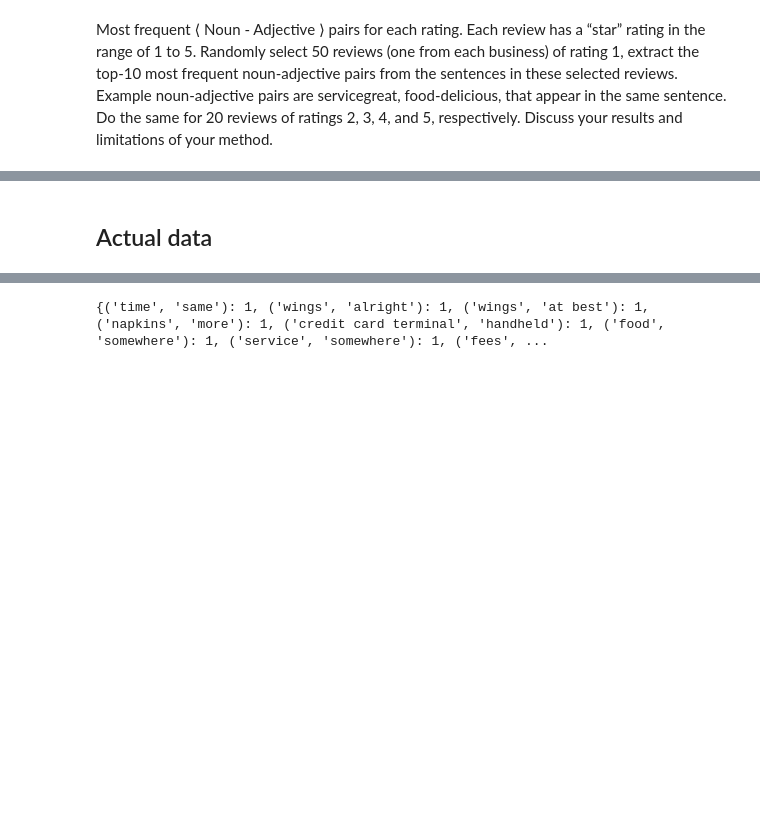
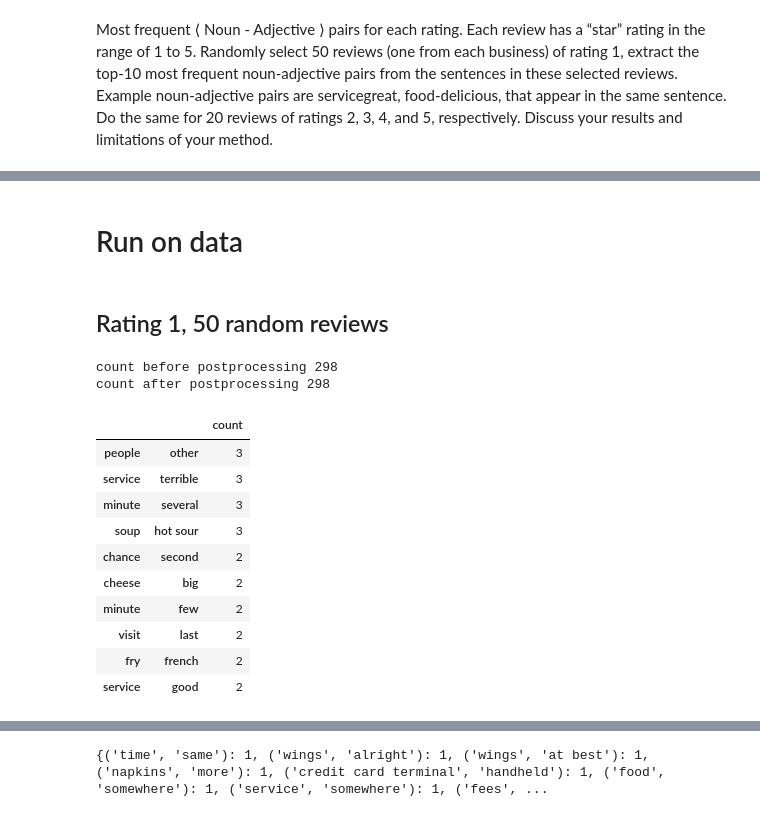
Before and after one commit to estherc247/cz4045_nlp, a Jupyter notebook: src/Noun Adjective pair.ipynb, the cells around one changed output, grey strips where cells are left out. Cells and saved outputs as stored; diff of their text form; code cells hidden in the pictures; blank space fills up the shorter version.

```diff
--- a/src/Noun Adjective pair.ipynb
+++ b/src/Noun Adjective pair.ipynb
@@ -182,0 +144,3 @@ def get_noun_adj_pair(reviews):
+# %%
+def preprocessing(reviews):
+    return [i.lower() for i in reviews]
@@ -183,2 +162,2 @@ def get_noun_adj_pair(reviews):
 # %% [markdown]
-## Actual data
+# Run on data
@@ -186,0 +164,40 @@ df2 = pd.read_json('reviewSelected100.json', lines = True, encoding = "ISO-8859-
+# %%
+## Rating 1, 50 random data from different business
+
+def extract_adj_noun_pair(rating, num_review, df, top_n_most_frequent):
+    # get random reviews
+    random_reviews = extract_random_reviews_from_different_biz(num_review, rating, df)
+
+    # preprocessing
+    random_reviews = preprocessing(random_reviews)
+
+    # extract noun-adj pair
+    noun_adj_pairs = get_noun_adj_pair(random_reviews)
+
+    # postprocessing
+    print('count before postprocessing {}'.format(len(noun_adj_pairs)))
+    noun_adj_pairs = postprocessing(noun_adj_pairs)
+    noun_adj_pairs = sort_dict(noun_adj_pairs)
+    print('count after postprocessing {}'.format(len(noun_adj_pairs)))
+
+    # convert & return to dataframe
+    noun_adj_pairs_df = pd.DataFrame(noun_adj_pairs, index=['count']).transpose()
+    return noun_adj_pairs_df.head(10)
+# %% [markdown]
+## Rating 1, 50 random reviews
+# %%
+extract_adj_noun_pair(1, 50, df, 10)
+# %% [output]
+count before postprocessing 298
+count after postprocessing 298
+|  |  | count |
+| people | other | 3 |
+| service | terrible | 3 |
+| minute | several | 3 |
+| soup | hot sour | 3 |
+| chance | second | 2 |
+| cheese | big | 2 |
+| minute | few | 2 |
+| visit | last | 2 |
+| fry | french | 2 |
+| service | good | 2 |
```
Also changed, not shown: parts of 38 cells of this notebook.
